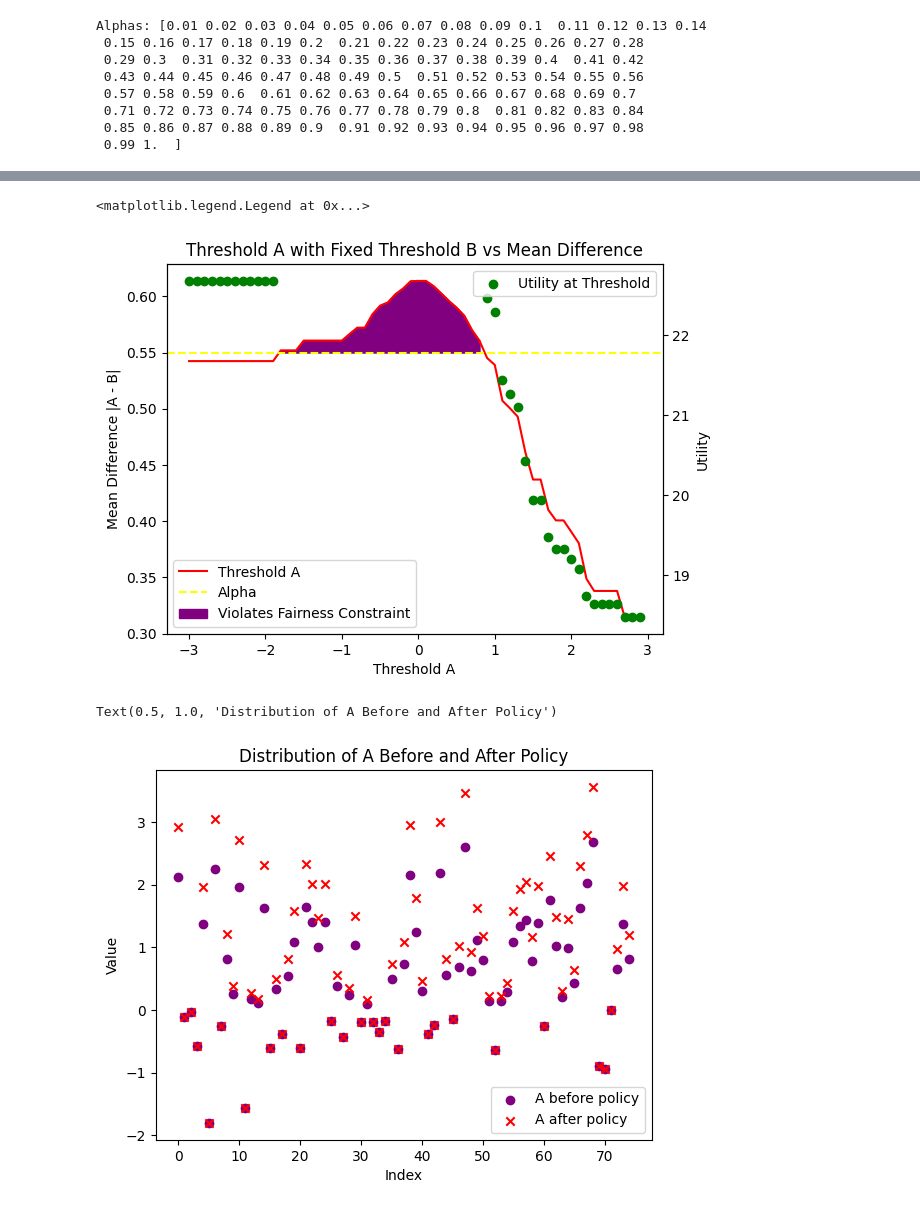
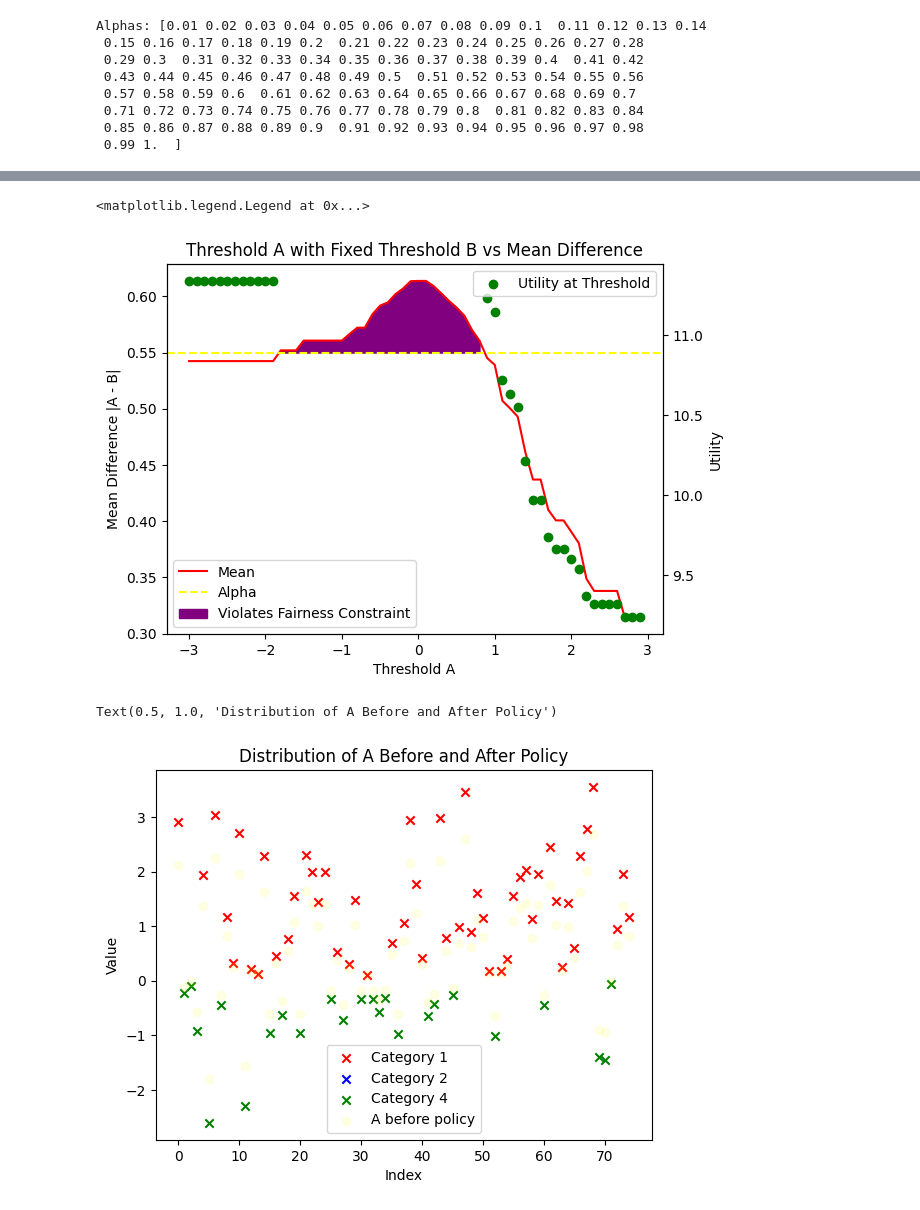
Before and after one commit to joeljins/RoAR, a Jupyter notebook: fairness/fair_thresholding_alt.ipynb, the cells around one changed output, grey strips where cells are left out. Cells and saved outputs as stored; diff of their text form; code cells hidden in the pictures.

```diff
--- a/fairness/fair_thresholding_alt.ipynb
+++ b/fairness/fair_thresholding_alt.ipynb
@@ -155,6 +159,10 @@ util_A = []
 max_A = None
 max_util = None
 
+c1 = []
+c2 = []
+c4 = []
+
 
 thresholds = np.arange(domain[0], domain[1], interval)
 for threshold in thresholds:
@@ -166,6 +174,18 @@ for threshold in thresholds:
     y_means_diff.append(diff)
     utility = np.sum(expected(A, u_plus, u_minus))
     if max_util is None or utility > max_util:
+        condition1 = (delta_A >= 0) & (expected(a, u_plus, u_minus) >= 0)
+        condition2 = (delta_A >= 0) & (expected(a, u_plus, u_minus) < 0)
+        condition3 = (delta_A < 0) & (expected(a, u_plus, u_minus) < 0)
+
+        c1_indices = np.where(condition1)[0]
+        c2_indices = np.where(condition2)[0]
+        c4_indices = np.where(condition3)[0]
+
+        c1 = [c1_indices, a[c1_indices] + expected(a, u_plus, u_minus)[c1_indices]]
+        c2 = [c2_indices, a[c2_indices] + expected(a, u_plus, u_minus)[c2_indices]]
+        c4 = [c4_indices, a[c4_indices] + expected(a, u_plus, u_minus)[c4_indices]]
+
         max_util = utility
         max_A = A
     util_A.append(utility)
@@ -176,7 +196,10 @@ x_thresh_A = np.array(x_thresh_A)
 
 index = np.where(y_means_diff < alpha)[0]
 x_util_thresh_A = x_thresh_A[index]
-total_util = np.array(util_A) + util_B
+#x_util_thresh_A = x_thresh_A
+w_a = len(a) / ( len(a) + len(b) )
+w_b = 1 - w_a
+total_util = w_a * np.array(util_A) + w_b * util_B
 total_util = total_util[index]
 
 plt.scatter(x_util_thresh_A, total_util, label='Total Utility', color='green')
@@ -194,7 +217,7 @@ Text(0.5, 1.0, 'Threshold A with Fixed Threshold B vs Total Utility')
 # %%
 ### Experiment where the threshold of B is fixed while we track utility and difference in means
 
-plt.plot(x_thresh_A, y_means_diff, label='Threshold A', color='red')
+plt.plot(x_thresh_A, y_means_diff, label='Mean', color='red')
 plt.axhline(y=alpha, label='Alpha', color='yellow', linestyle='--')
 plt.fill_between(x_thresh_A, y_means_diff, alpha, where=(y_means_diff > alpha), color='purple', alpha=1, label='Violates Fairness Constraint')
 plt.xlabel("Threshold A")
@@ -208,19 +231,23 @@ ax2.set_ylabel('Utility')
 ax2.legend()
 # %% [output]
 <matplotlib.legend.Legend at 0x...>
-[figure, old version]
+[figure, new version]
 # %%
 a = np.array(a)
 indices = np.arange(len(a))
+plt.scatter(c1[0], c1[1], color='red', marker='x', label='Category 1')
+plt.scatter(c2[0], c2[1], color='blue', marker='x', label='Category 2')
+plt.scatter(c4[0], c4[1], color='green', marker='x', label='Category 4')
 
-plt.scatter(indices, a, color='purple', marker='o', label='A before policy')
-plt.scatter(indices, max_A, color='red', marker='x', label='A after policy')
+
+plt.scatter(indices, a, color='yellow', alpha=0.1, marker='o', label='A before policy')
+#plt.scatter(indices, max_A, color='red', marker='x', label='A after policy')
 #plt.axhline(y=-1.5, color='black', linestyle='--')
 #plt.axhline(y=0.8, color='black', linestyle='--')
 plt.legend()
 plt.xlabel("Index")
 plt.ylabel("Value")
 plt.title("Distribution of A Before and After Policy")
 # %% [output]
 Text(0.5, 1.0, 'Distribution of A Before and After Policy')
-[figure, old version]
+[figure, new version]
```
Also changed, not shown: parts of 5 cells of this notebook, 1 other file.
